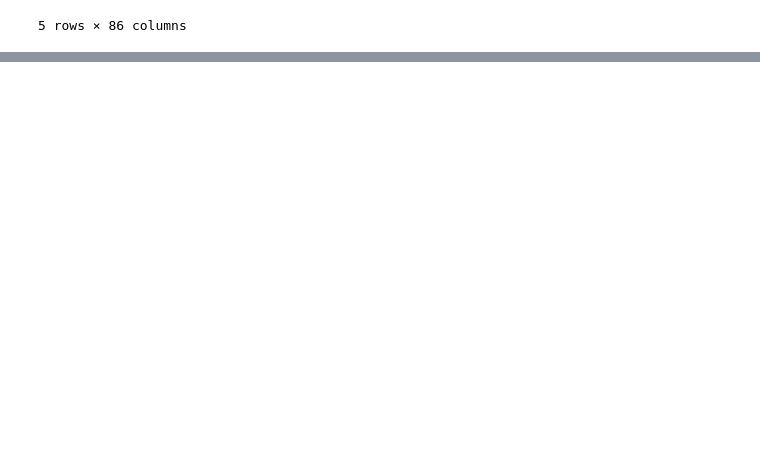
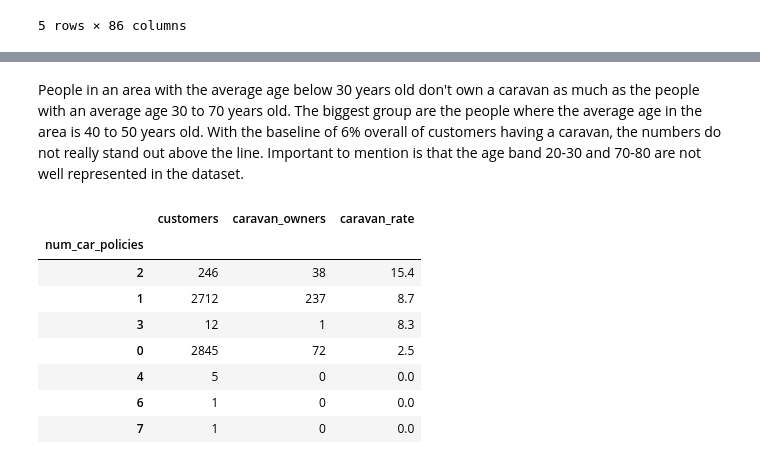
Before and after one commit to masterofscienceinai/ai-programming-foundations-project, a Jupyter notebook: data_workflow.ipynb, the cells around one changed output, grey strips where cells are left out. Saved outputs shown, nothing was run; the diff lists cells and outputs as text; code cells hidden in the pictures; blank space fills up the shorter version.

```diff
--- a/data_workflow.ipynb
+++ b/data_workflow.ipynb
@@ -203,0 +260,16 @@ dtype: int64
+# %% [markdown]
+People in an area with the average age below 30 years old don't own a caravan as much as the people with an average age 30 to 70 years old. The biggest group are the people where the average age in the area is 40 to 50 years old. With the baseline of 6% overall of customers having a caravan, the numbers do not really stand out above the line. Important to mention is that the age band 20-30 and 70-80 are not well represented in the dataset.
+# %%
+# Grouping number of car policies
+
+caravan_rate_by_group(df_clean, "num_car_policies")
+# %% [output]
+|  | customers | caravan_owners | caravan_rate |
+| num_car_policies |  |  |  |
+| 2 | 246 | 38 | 15.4 |
+| 1 | 2712 | 237 | 8.7 |
+| 3 | 12 | 1 | 8.3 |
+| 0 | 2845 | 72 | 2.5 |
+| 4 | 5 | 0 | 0.0 |
+| 6 | 1 | 0 | 0.0 |
+| 7 | 1 | 0 | 0.0 |
```
Also changed, not shown: parts of 10 cells of this notebook.
